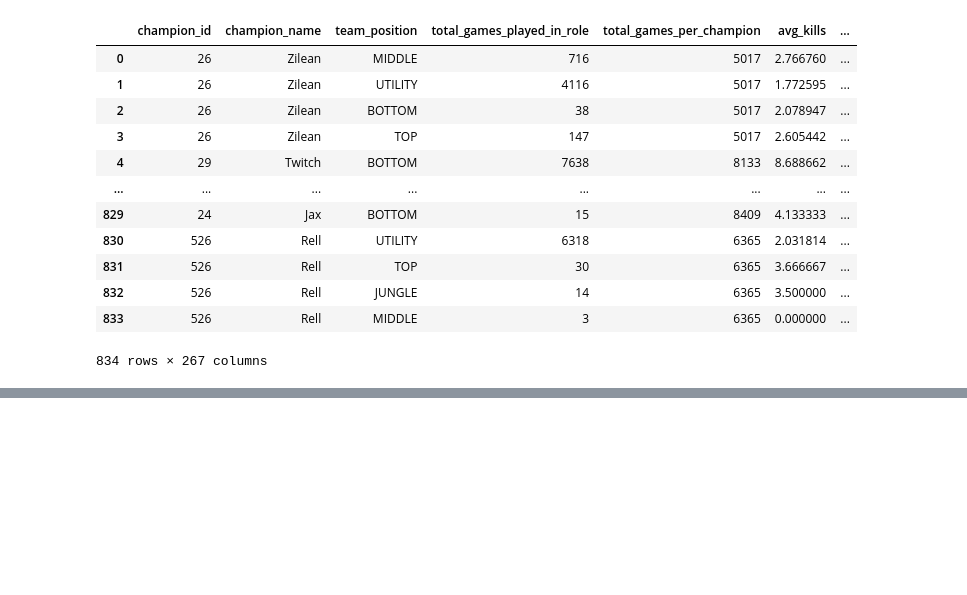
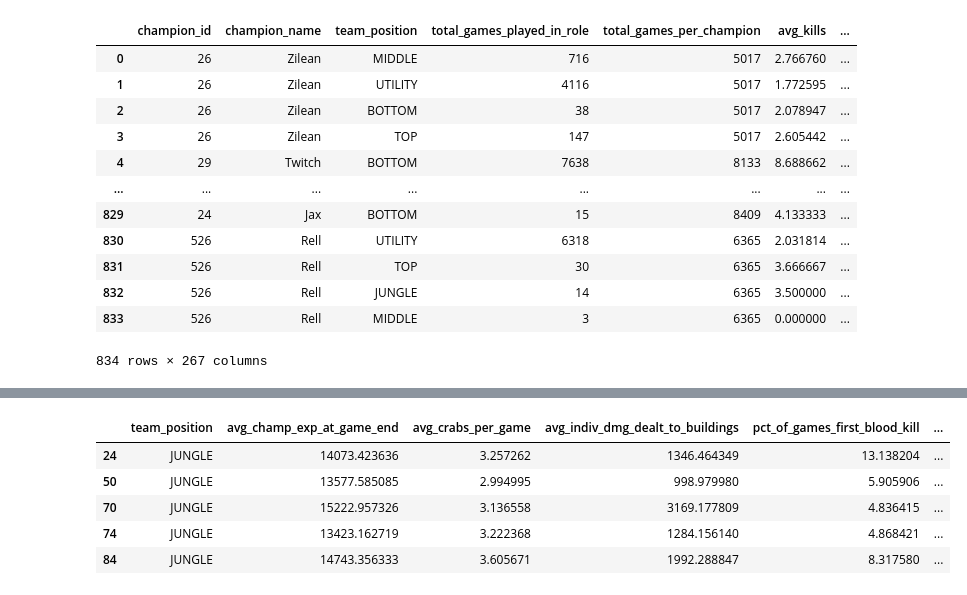
Before and after one commit to calebeurich/lol-helper, a Jupyter notebook: clustering/clustering_2.ipynb, the cells around one changed output, grey strips where cells are left out. Drawn from its saved outputs; the diff is of its cells as text; code cells hidden in the pictures; blank space fills up the shorter version.

Commit message:
Cleaned up clustering pipeline with successful jungle cluster run

```diff
--- a/clustering/clustering_2.ipynb
+++ b/clustering/clustering_2.ipynb
@@ -465,4 +412,0 @@ NameError: name 'df' is not defined
-# %%
-# Check for missing values
-missing = filtered_top_df.isnull().sum()
-missing[missing > 0].sort_values(ascending=False)
@@ -495,6 +412,0 @@ filtered_jungle_df.describe().T
-# %%
-# Plot distributions of a few key features
-features = ['avg_kills', 'avg_deaths', 'avg_assists', 'kda', 'win_rate', 'avg_damage_dealt_to_champions', 'avg_gold_earned_per_game', 'avg_cs']
-filtered_jungle_df[features].hist(bins=30, figsize=(16, 10))
-plt.tight_layout()
-plt.show()
@@ -511,0 +413,81 @@ plt.show()
+# %%
+import pandas as pd
+import numpy as np
+import matplotlib.pyplot as plt
+import seaborn as sns
+
+# Define role mappings
+ROLE_CONFIG = {
+    'JUNGLE': {
+        'exclude_features': laners_specific_features
+    },
+    'TOP': {
+        'exclude_features': jungle_specific_features
+    },
+    'MID': {
+        'exclude_features': jungle_specific_features
+    },
+    'BOTTOM': {
+        'exclude_features': jungle_specific_features
+    },
+    'UTILITY': {
+        'exclude_features': jungle_specific_features
+    }
+}
+
+def filter_role_data(
+    df: pd.DataFrame,
+    role: str,
+    labels: list[str],
+    raw_clustering_features: list[str],
+    derived_clustering_features: list[str],
+    exclude_features: list[str],
+    min_popularity: float = 0.1
+) -> pd.DataFrame:
+    """
+    1. Select only label + clustering features, minus any excluded.
+    2. Filter to the given role.
+    3. Filter out low-popularity champions.
+    4. Report & fill any missing values.
+    """
+    # 1) Build the “keep” list, ensuring we never drop the two needed filters
+    required = {"team_position", "role_popularity_for_champion"}
+    all_feats = set(labels) | set(raw_clustering_features) | set(derived_clustering_features) | required
+    keep_cols = [
+        col for col in all_feats
+        if col in df.columns and col not in exclude_features
+    ]
+
+    # 2) Subset & filter by role
+    role_df = df.loc[df["team_position"] == role, keep_cols].copy()
+
+    # 3) Filter by popularity
+    role_df = role_df.loc[
+        role_df["role_popularity_for_champion"] > min_popularity
+    ].copy()
+
+    # 4) Check for missing values and fill them
+    missing = role_df.isna().sum()
+    missing = missing[missing > 0].sort_values(ascending=False)
+    if not missing.empty:
+        print(f"\n[filter_role_data] {role} — missing values:\n{missing}\n")
+    role_df.fillna(0, inplace=True)
+
+    return role_df
+
+# Process all roles
+filtered_dfs = {}
+for role, config in ROLE_CONFIG.items():
+    filtered_dfs[role] = filter_role_data(df, role, labels, raw_clustering_features, derived_clustering_features, config['exclude_features'])
+    print(f'{role}: {filtered_dfs[role].shape}')
+
+# Access individual dataframes
+filtered_jungle_df = filtered_dfs['JUNGLE']
+filtered_top_df = filtered_dfs['TOP']
+filtered_mid_df = filtered_dfs['MID']
+filtered_bot_df = filtered_dfs['BOTTOM']
+filtered_supp_df = filtered_dfs['UTILITY']
+
+# Display jungle data as example
+filtered_jungle_df.head()
+# %% [output]
@@ -512,3 +499,9 @@ plt.show()
+|  | team_position | avg_champ_exp_at_game_end | avg_crabs_per_game | avg_indiv_dmg_dealt_to_buildings | pct_of_games_first_blood_kill | ... |
+| 24 | JUNGLE | 14073.423636 | 3.257262 | 1346.464349 | 13.138204 | ... |
+| 50 | JUNGLE | 13577.585085 | 2.994995 | 998.979980 | 5.905906 | ... |
+| 70 | JUNGLE | 15222.957326 | 3.136558 | 3169.177809 | 4.836415 | ... |
+| 74 | JUNGLE | 13423.162719 | 3.222368 | 1284.156140 | 4.868421 | ... |
+| 84 | JUNGLE | 14743.356333 | 3.605671 | 1992.288847 | 8.317580 | ... |
 # %%
 import pandas as pd
 import numpy as np
```
Also changed, not shown: parts of 17 cells of this notebook.
